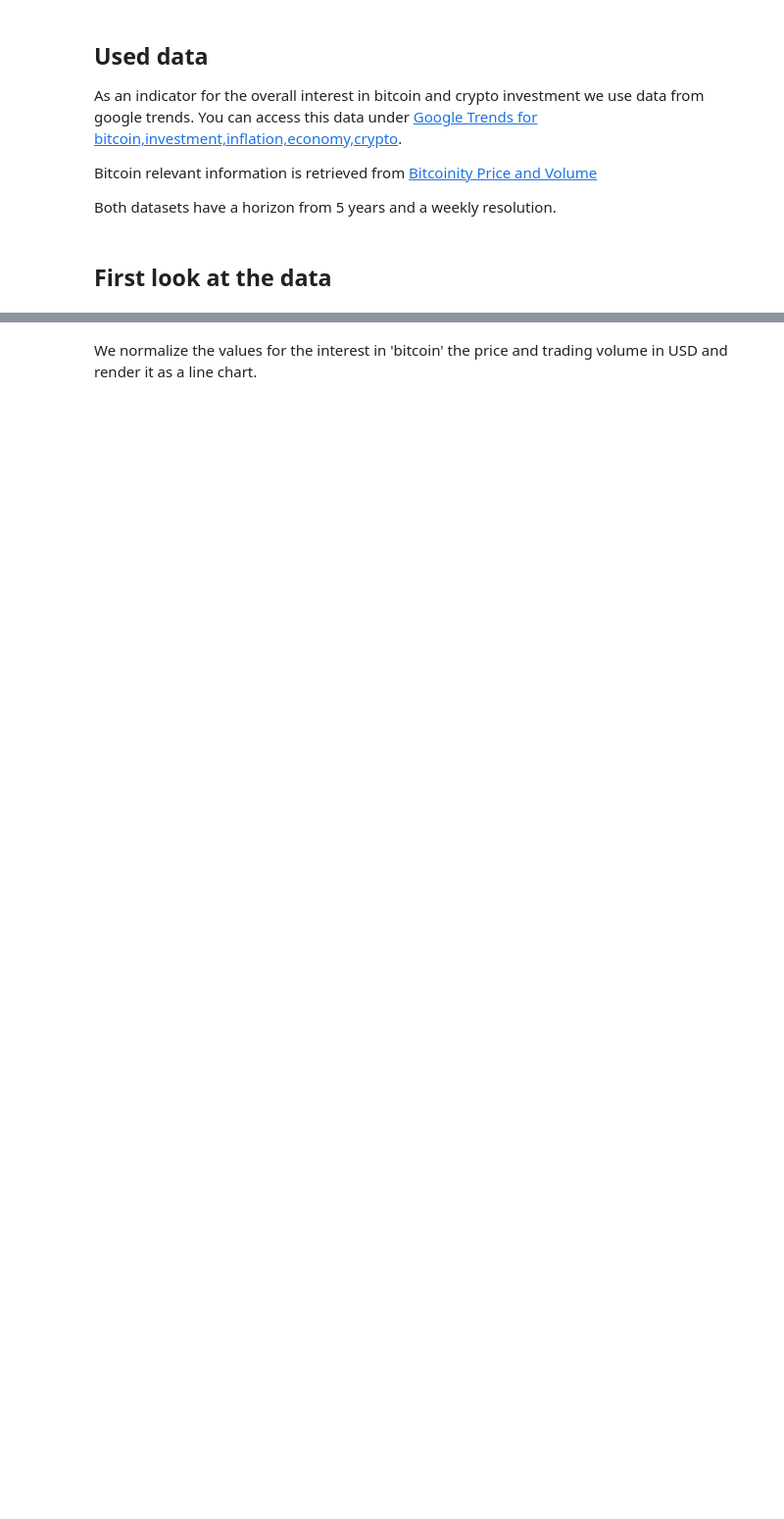
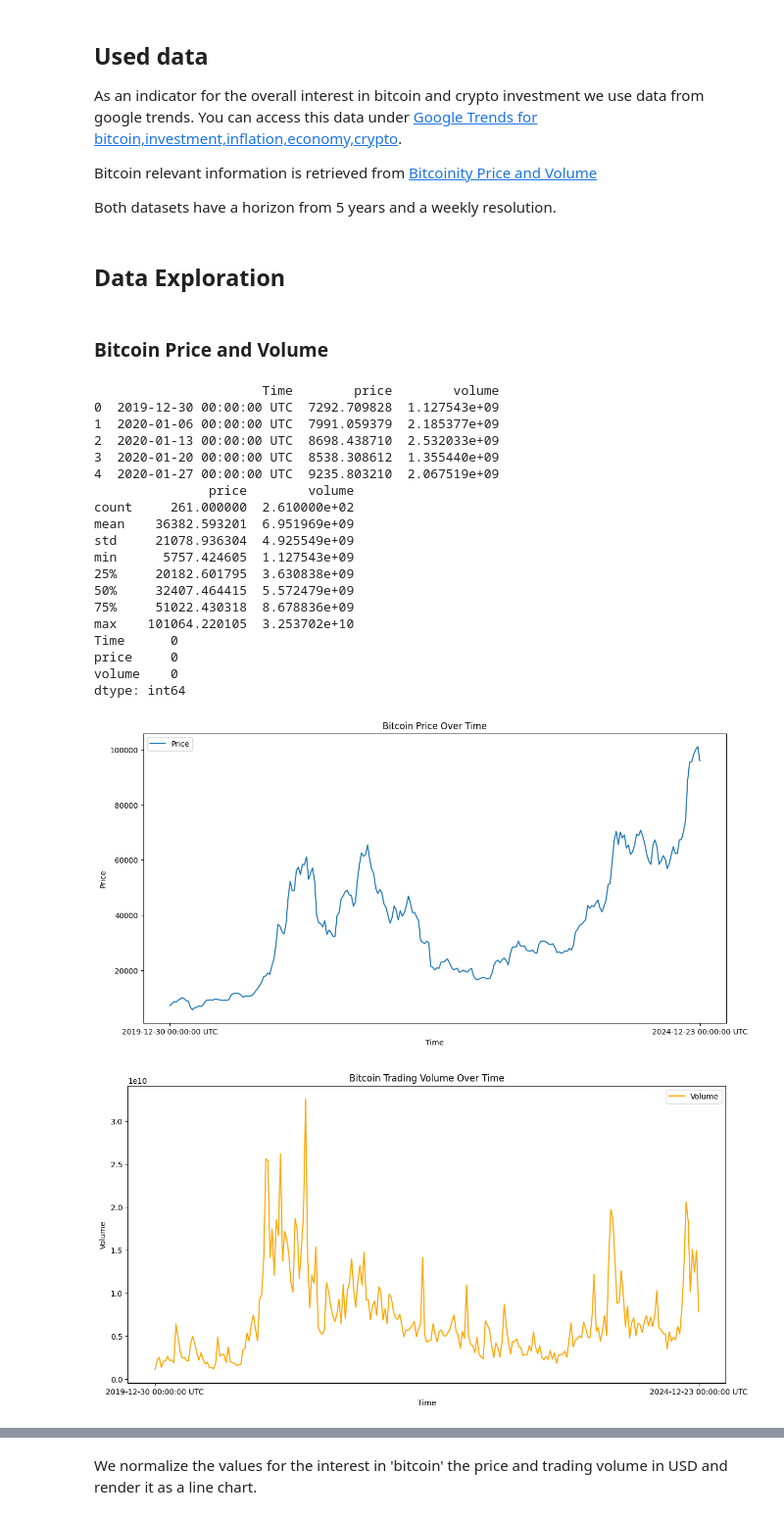
Before and after one commit to michael-zeller/udacity_cd1971, a Jupyter notebook: fomo_btc.ipynb, the cells around one changed output, grey strips where cells are left out. Shown at 98% size. Drawn from its saved outputs; the diff is of its cells as text; code cells hidden in the pictures; blank space fills up the shorter version.

Commit message:
data exploration, implementation comments

```diff
--- a/fomo_btc.ipynb
+++ b/fomo_btc.ipynb
@@ -86,2 +64,0 @@ weekly_data.set_index('year_week', inplace=True)
-# %% [markdown]
-## First look at the data
@@ -87,0 +70,57 @@ weekly_data.set_index('year_week', inplace=True)
+# %% [markdown]
+## Data Exploration
+# %% [markdown]
+### Bitcoin Price and Volume
+# %%
+# Display the first few rows of the dataframe
+print(price_vol_usd_btc.head())
+
+# Display summary statistics
+print(price_vol_usd_btc.describe())
+
+# Check for missing values
+print(price_vol_usd_btc.isnull().sum())
+
+# Plot the price over time
+plt.figure(figsize=(14, 7))
+plt.plot(price_vol_usd_btc['Time'], price_vol_usd_btc['price'], label='Price')
+plt.xlabel('Time')
+plt.ylabel('Price')
+plt.title('Bitcoin Price Over Time')
+plt.legend()
+plt.xticks([price_vol_usd_btc['Time'].iloc[0], price_vol_usd_btc['Time'].iloc[-1]], [price_vol_usd_btc['Time'].iloc[0], price_vol_usd_btc['Time'].iloc[-1]])
+plt.grid(False)
+plt.show()
+
+# Plot the volume over time
+plt.figure(figsize=(14, 7))
+plt.plot(price_vol_usd_btc['Time'], price_vol_usd_btc['volume'], label='Volume', color='orange')
+plt.xlabel('Time')
+plt.ylabel('Volume')
+plt.title('Bitcoin Trading Volume Over Time')
+plt.legend()
+plt.xticks([price_vol_usd_btc['Time'].iloc[0], price_vol_usd_btc['Time'].iloc[-1]], [price_vol_usd_btc['Time'].iloc[0], price_vol_usd_btc['Time'].iloc[-1]])
+plt.grid(False)
+plt.show()
+# %% [output]
+                      Time        price        volume
+0  2019-12-30 00:00:00 UTC  7292.709828  1.127543e+09
+1  2020-01-06 00:00:00 UTC  7991.059379  2.185377e+09
+2  2020-01-13 00:00:00 UTC  8698.438710  2.532033e+09
+3  2020-01-20 00:00:00 UTC  8538.308612  1.355440e+09
+4  2020-01-27 00:00:00 UTC  9235.803210  2.067519e+09
+               price        volume
+count     261.000000  2.610000e+02
+mean    36382.593201  6.951969e+09
+std     21078.936304  4.925549e+09
+min      5757.424605  1.127543e+09
+25%     20182.601795  3.630838e+09
+50%     32407.464415  5.572479e+09
+75%     51022.430318  8.678836e+09
+max    101064.220105  3.253702e+10
+Time      0
+price     0
+volume    0
+dtype: int64
+[figure, added]
+[figure, added]
```
Also changed, not shown: parts of 11 cells of this notebook.
